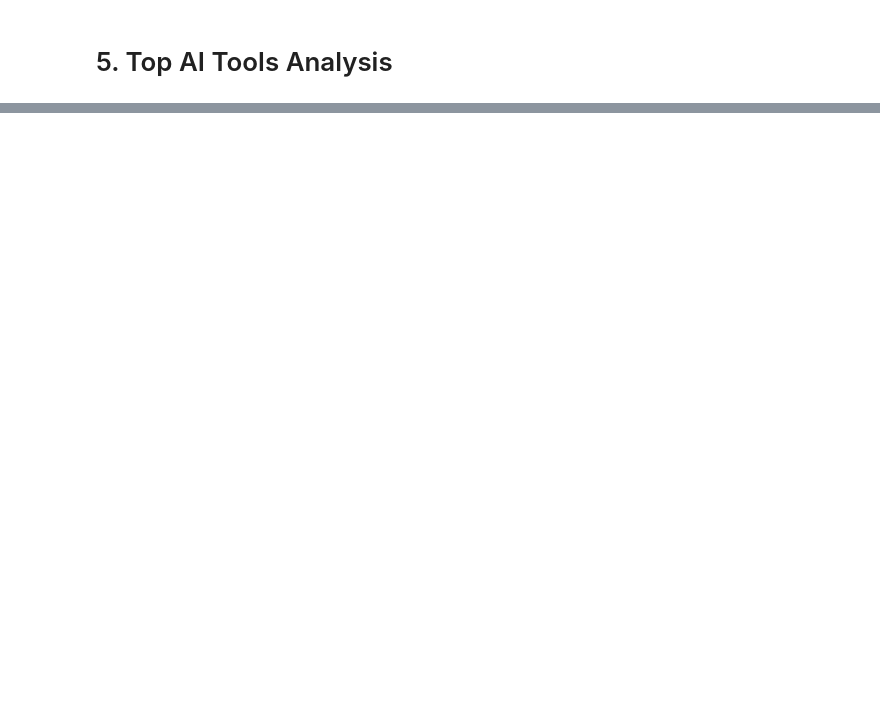
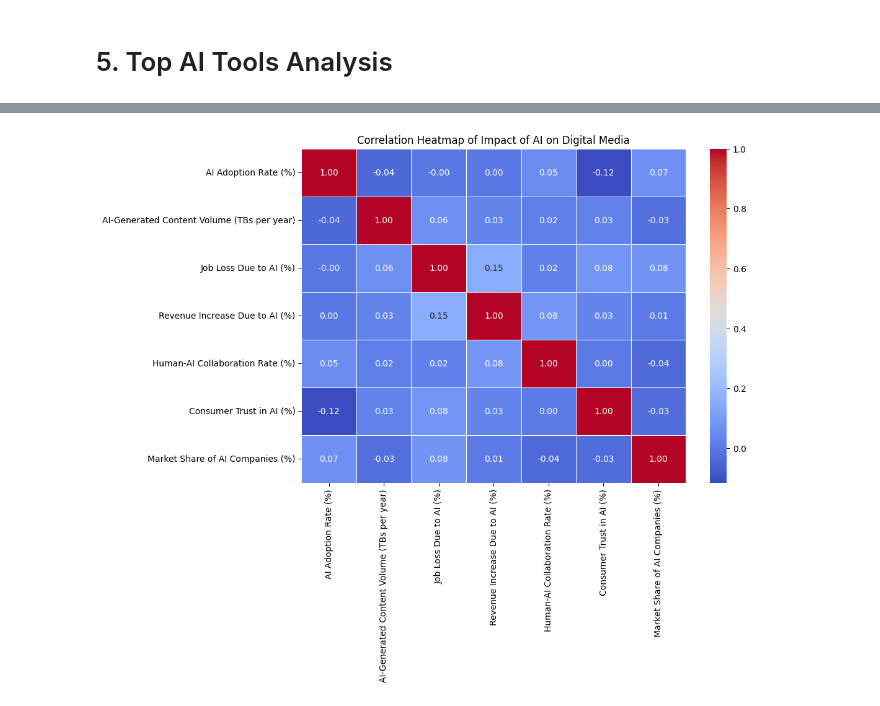
Before and after one commit to sumanpdneupane/Impact_of_AI_on-_Digital_Media, a Jupyter notebook: v2/__eda.ipynb, the cells around one changed output, grey strips where cells are left out. Saved outputs shown, nothing was run; the diff lists cells and outputs as text; code cells hidden in the pictures; blank space fills up the shorter version.

```diff
--- a/v2/__eda.ipynb
+++ b/v2/__eda.ipynb
@@ -471,0 +481,22 @@ Passing `palette` without assigning `hue` is deprecated and will be removed in v
+# %%
+# Select only numeric columns for correlation
+numeric_cols = [
+    'AI Adoption Rate (%)',
+    'AI-Generated Content Volume (TBs per year)',
+    'Job Loss Due to AI (%)',
+    'Revenue Increase Due to AI (%)',
+    'Human-AI Collaboration Rate (%)',
+    'Consumer Trust in AI (%)',
+    'Market Share of AI Companies (%)'
+]
+
+# Compute the correlation matrix
+corr = data[numeric_cols].corr()
+
+# Plot heatmap
+plt.figure(figsize=(10, 7))
+sns.heatmap(corr, annot=True, cmap='coolwarm', fmt='.2f', linewidths=0.5)
+plt.title('Correlation Heatmap of Impact of AI on Digital Media')
+plt.show()
+# %% [output]
+[figure, added]
```
Also changed, not shown: parts of 22 cells of this notebook, 5 other files.
